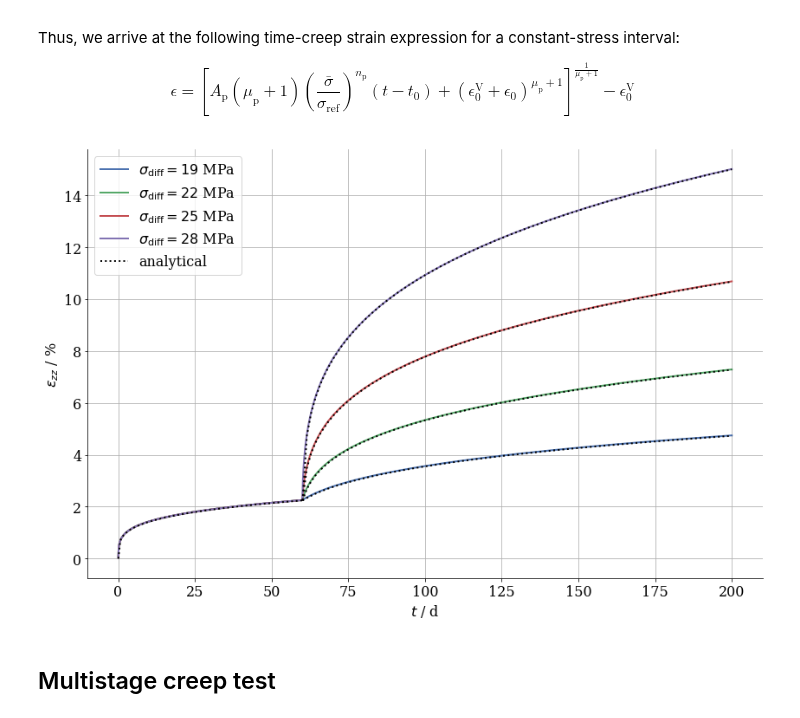
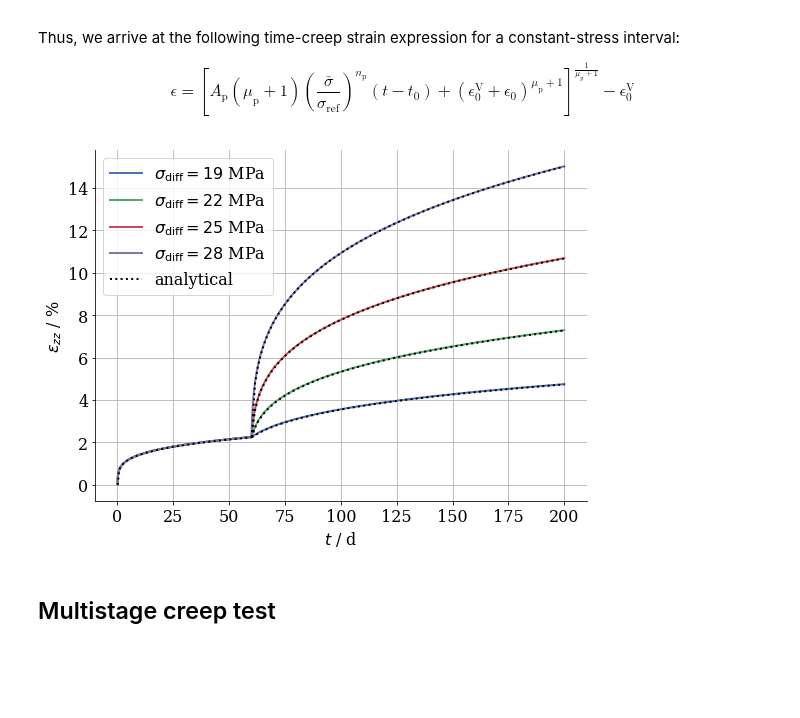
Before and after one commit to nagelt/MechanicsTrainingCourse2020, a Jupyter notebook: MFront/GS.ipynb, the cells around one changed output. Cells and saved outputs as stored; diff of their text form; code cells hidden in the pictures; blank space fills up the shorter version.

Commit message:
Minor plot

```diff
--- a/MFront/GS.ipynb
+++ b/MFront/GS.ipynb
@@ -212,23 +219,24 @@ times = np.append(np.linspace(0,10,ndt),
 # %%
 #HIDDEN
 sigs = [-19,-22,-25,-28]
-fig,ax = plt.subplots(figsize=(12,8))
+fig,ax = plt.subplots()
 for sig in sigs:
     ax.plot(times[1:],-run_creep_IfG(times,sig)[1:]*100,label='$\\sigma_\\mathrm{diff} = %i$ MPa' %(-sig))
 
 t_an_1 = np.linspace(0.1,60,100)
 ax.plot(t_an_1, eps_analyt(t_an_1, 16, 0.1, 0., 1.e-4, Ap, npe, mup)*100,color='black',ls=':',label='analytical')
 
 t_an_2 = np.linspace(60.1,200,100)
 for sig in sigs:
     ax.plot(t_an_2, eps_analyt(t_an_2, -sig, 60.1, eps_analyt(60, 16, 0.1, 0., 1.e-4, Ap, npe, mup), 1.e-4, Ap, npe, mup)*100,color='black',ls=':')
 ax.set_xlabel('$t$ / d')
 ax.set_ylabel('$\\epsilon_{zz}$ / %')
 ax.grid('both')
 ax.legend();
 fig.tight_layout();
+fig.savefig('two_stage_creep.pdf');
 # %% [output]
-[figure, old version]
+[figure, new version]
 # %% [markdown]
 ## Multistage creep test
 # %%
```
Also changed, not shown: parts of 5 cells of this notebook, 1 other file.
